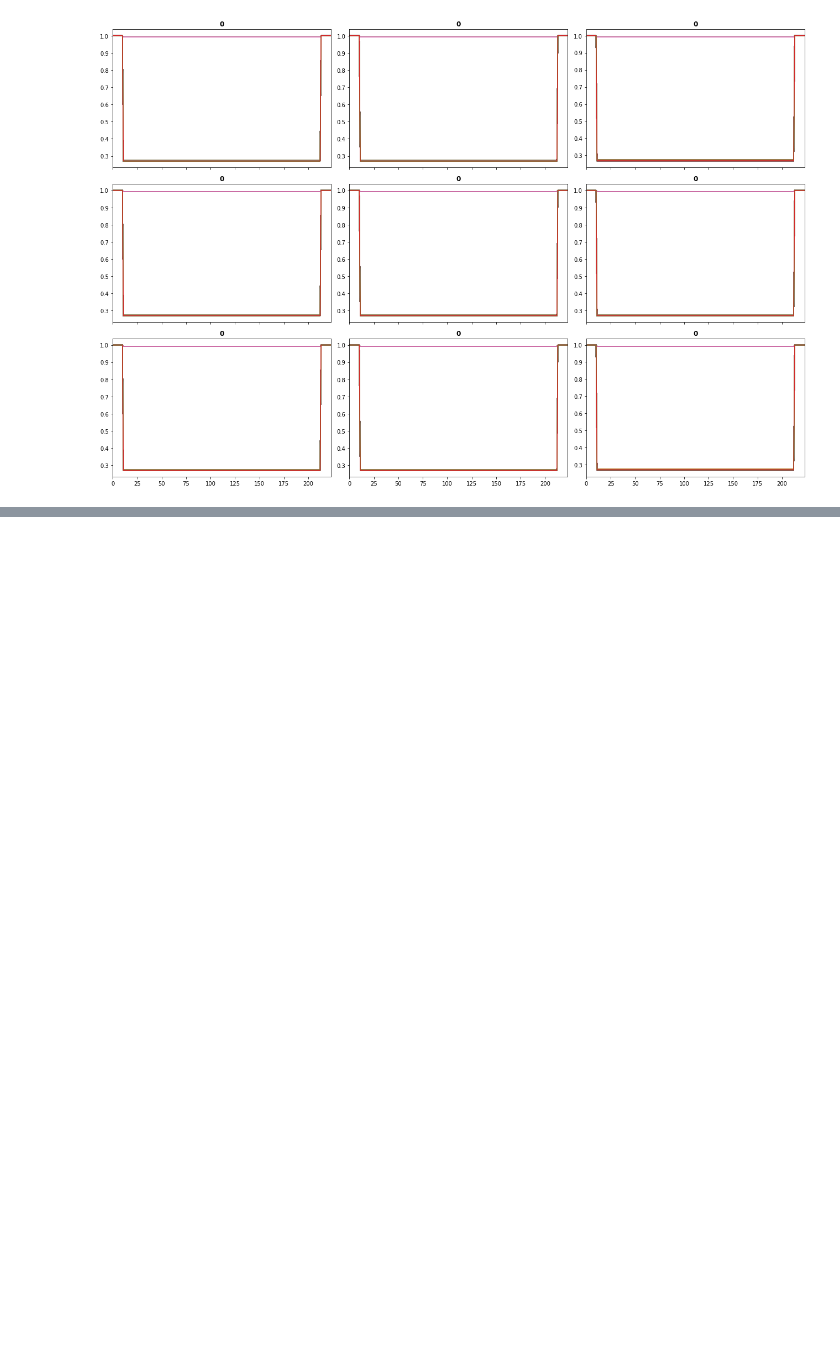
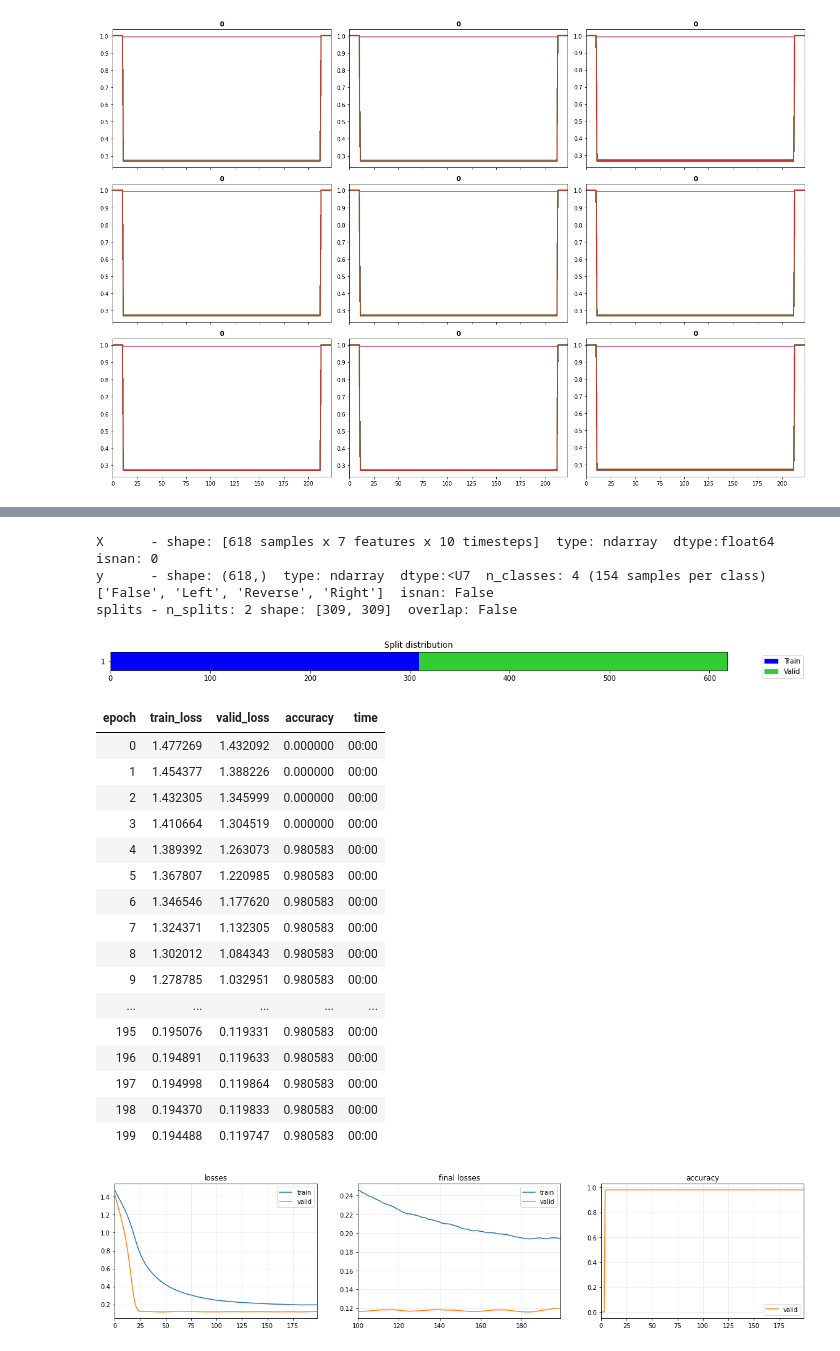
Before and after one commit to aivill-project/v2x_ts, a Jupyter notebook: V2X_process.ipynb, the cells around one changed output, grey strips where cells are left out. Cells and saved outputs as stored; diff of their text form; code cells hidden in the pictures; blank space fills up the shorter version.

```diff
--- a/V2X_process.ipynb
+++ b/V2X_process.ipynb
@@ -340,0 +380,13 @@ training time: 00:00:43
+# %%
+from v2x import V2XData,V2XDataLabeled
+
+data_path = './data/raw/220901/C/A'
+
+v2xdata = V2XDataLabeled(data_path)
+
+X, y, splits, df = v2xdata[1]
+
+print(X[0, :, :3])
+print(y[:3])
+print(v2xdata.get_data_info(X, y, splits))
+len(y[y == 'False'])
@@ -340,0 +413,25 @@ training time: 00:00:43
+# %%
+learner = multivariate_classification(X, y, splits, epochs=200, model=LSTM, lr = 1e-3, metrics=accuracy, lr_find=False)
+# %% [output]
+X      - shape: [618 samples x 7 features x 10 timesteps]  type: ndarray  dtype:float64  isnan: 0
+y      - shape: (618,)  type: ndarray  dtype:<U7  n_classes: 4 (154 samples per class) ['False', 'Left', 'Reverse', 'Right']  isnan: False
+splits - n_splits: 2 shape: [309, 309]  overlap: False
+[figure, added]
+| epoch | train_loss | valid_loss | accuracy | time |
+| 0 | 1.477269 | 1.432092 | 0.000000 | 00:00 |
+| 1 | 1.454377 | 1.388226 | 0.000000 | 00:00 |
+| 2 | 1.432305 | 1.345999 | 0.000000 | 00:00 |
+| 3 | 1.410664 | 1.304519 | 0.000000 | 00:00 |
+| 4 | 1.389392 | 1.263073 | 0.980583 | 00:00 |
+| 5 | 1.367807 | 1.220985 | 0.980583 | 00:00 |
+| 6 | 1.346546 | 1.177620 | 0.980583 | 00:00 |
+| 7 | 1.324371 | 1.132305 | 0.980583 | 00:00 |
+| 8 | 1.302012 | 1.084343 | 0.980583 | 00:00 |
+| 9 | 1.278785 | 1.032951 | 0.980583 | 00:00 |
+| ... | ... | ... | ... | ... |
+| 195 | 0.195076 | 0.119331 | 0.980583 | 00:00 |
+| 196 | 0.194891 | 0.119633 | 0.980583 | 00:00 |
+| 197 | 0.194998 | 0.119864 | 0.980583 | 00:00 |
+| 198 | 0.194370 | 0.119833 | 0.980583 | 00:00 |
+| 199 | 0.194488 | 0.119747 | 0.980583 | 00:00 |
+[figure, added]
```
Also changed, not shown: parts of 14 cells of this notebook, 2 other files.
